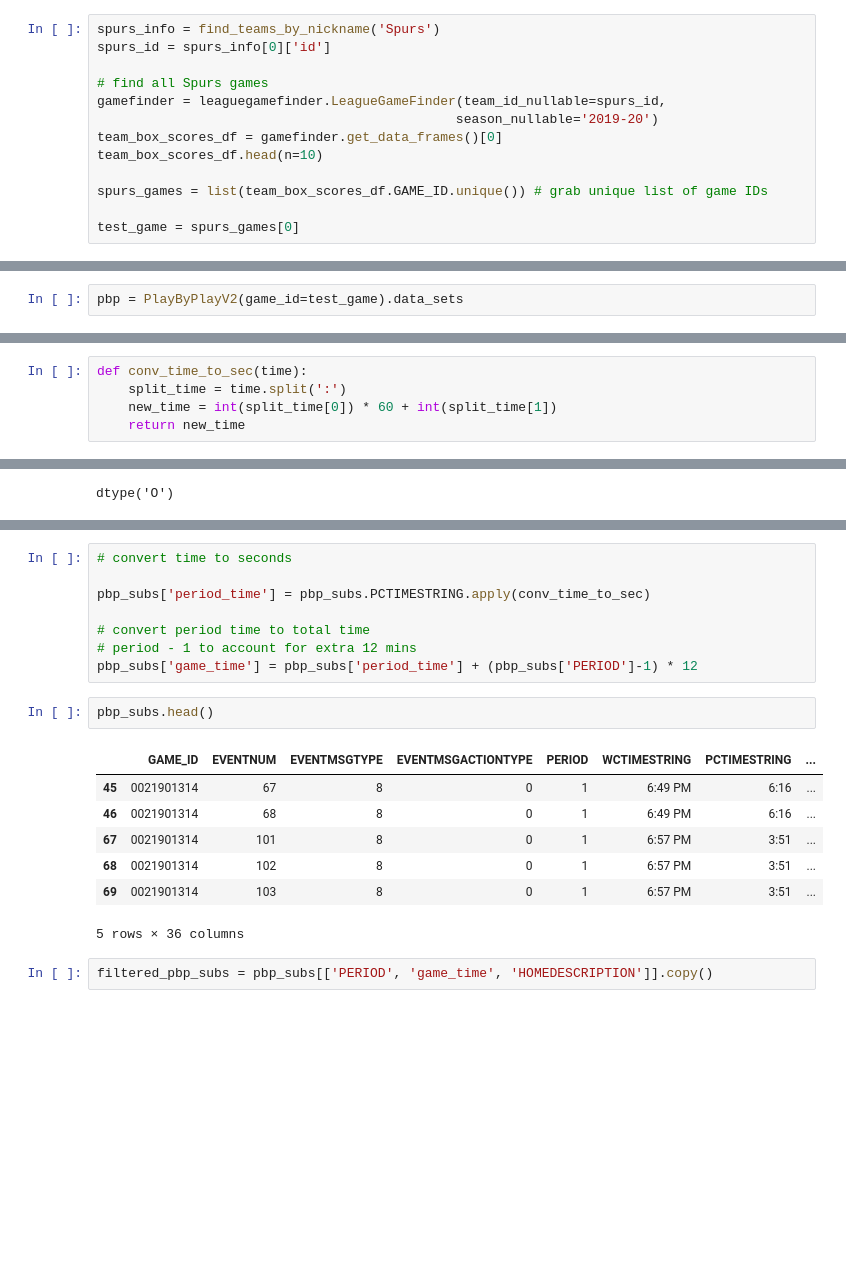
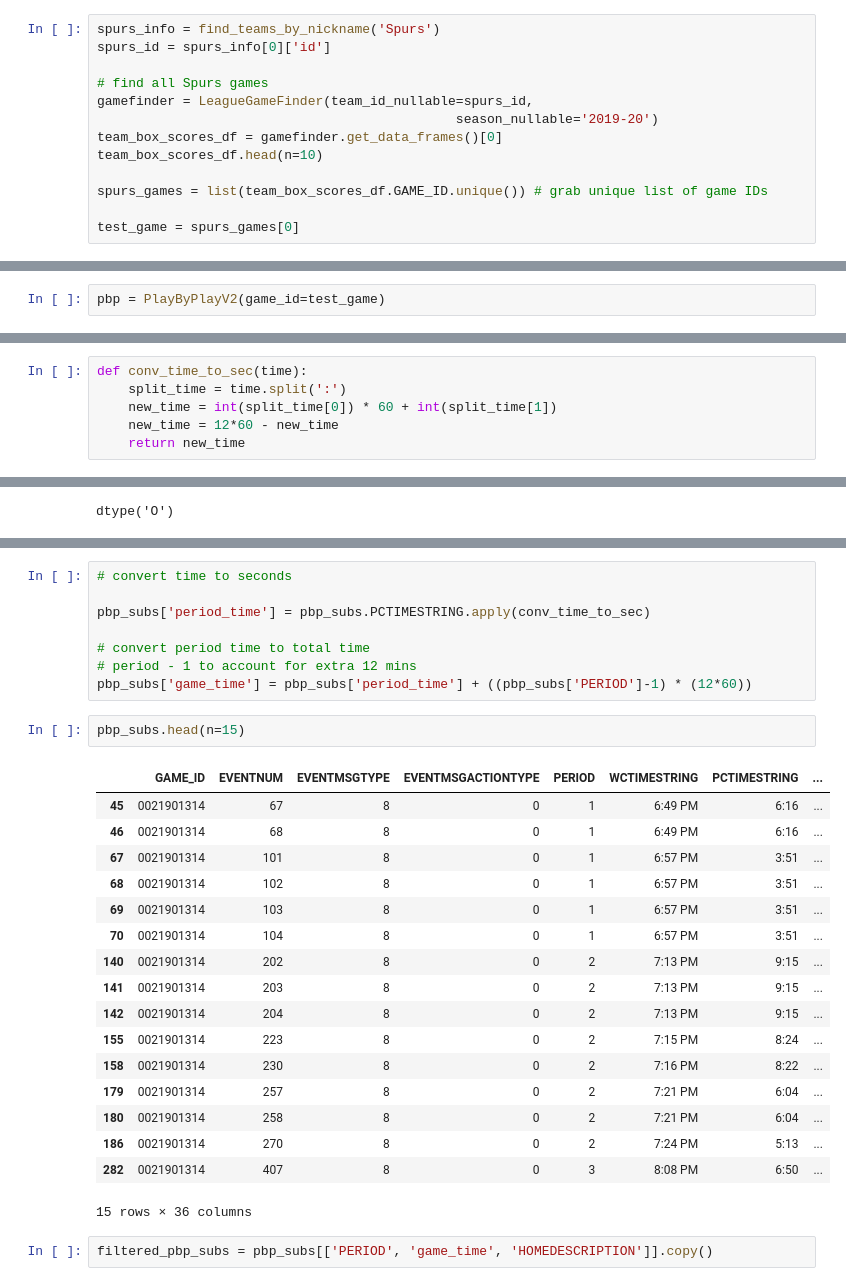
Before and after one commit to SpecCRA/vlads_data_project, a Jupyter notebook: rotations_prototype.ipynb, the cells around one changed output, grey strips where cells are left out. Saved outputs shown, nothing was run; the diff lists cells and outputs as text; blank space fills up the shorter version.

```diff
--- a/rotations_prototype.ipynb
+++ b/rotations_prototype.ipynb
@@ -16,7 +17,7 @@ spurs_info = find_teams_by_nickname('Spurs')
 spurs_id = spurs_info[0]['id']
 
 # find all Spurs games
-gamefinder = leaguegamefinder.LeagueGameFinder(team_id_nullable=spurs_id,
+gamefinder = LeagueGameFinder(team_id_nullable=spurs_id,
                                               season_nullable='2019-20')
 team_box_scores_df = gamefinder.get_data_frames()[0]
 team_box_scores_df.head(n=10)
@@ -27,5 +36,5 @@ test_game = spurs_games[0]
 # %%
-pbp = PlayByPlayV2(game_id=test_game).data_sets
+pbp = PlayByPlayV2(game_id=test_game)
 # %%
 pbp_df = pbp[0].get_data_frame()
 pbp_df.head(n=10)
@@ -48,6 +57,7 @@ pbp_df.head(n=10)
 def conv_time_to_sec(time):
     split_time = time.split(':')
     new_time = int(split_time[0]) * 60 + int(split_time[1])
+    new_time = 12*60 - new_time
     return new_time
 # %%
 def parse_player_in(pbp_text):
@@ -121,17 +127,27 @@ pbp_subs['period_time'] = pbp_subs.PCTIMESTRING.apply(conv_time_to_sec)
 
 # convert period time to total time
 # period - 1 to account for extra 12 mins
-pbp_subs['game_time'] = pbp_subs['period_time'] + (pbp_subs['PERIOD']-1) * 12
+pbp_subs['game_time'] = pbp_subs['period_time'] + ((pbp_subs['PERIOD']-1) * (12*60))
 # %%
-pbp_subs.head()
+pbp_subs.head(n=15)
 # %% [output]
 |  | GAME_ID | EVENTNUM | EVENTMSGTYPE | EVENTMSGACTIONTYPE | PERIOD | WCTIMESTRING | PCTIMESTRING | ... |
 | 45 | 0021901314 | 67 | 8 | 0 | 1 | 6:49 PM | 6:16 | ... |
 | 46 | 0021901314 | 68 | 8 | 0 | 1 | 6:49 PM | 6:16 | ... |
 | 67 | 0021901314 | 101 | 8 | 0 | 1 | 6:57 PM | 3:51 | ... |
 | 68 | 0021901314 | 102 | 8 | 0 | 1 | 6:57 PM | 3:51 | ... |
 | 69 | 0021901314 | 103 | 8 | 0 | 1 | 6:57 PM | 3:51 | ... |
+| 70 | 0021901314 | 104 | 8 | 0 | 1 | 6:57 PM | 3:51 | ... |
+| 140 | 0021901314 | 202 | 8 | 0 | 2 | 7:13 PM | 9:15 | ... |
+| 141 | 0021901314 | 203 | 8 | 0 | 2 | 7:13 PM | 9:15 | ... |
+| 142 | 0021901314 | 204 | 8 | 0 | 2 | 7:13 PM | 9:15 | ... |
+| 155 | 0021901314 | 223 | 8 | 0 | 2 | 7:15 PM | 8:24 | ... |
+| 158 | 0021901314 | 230 | 8 | 0 | 2 | 7:16 PM | 8:22 | ... |
+| 179 | 0021901314 | 257 | 8 | 0 | 2 | 7:21 PM | 6:04 | ... |
+| 180 | 0021901314 | 258 | 8 | 0 | 2 | 7:21 PM | 6:04 | ... |
+| 186 | 0021901314 | 270 | 8 | 0 | 2 | 7:24 PM | 5:13 | ... |
+| 282 | 0021901314 | 407 | 8 | 0 | 3 | 8:08 PM | 6:50 | ... |
-5 rows × 36 columns
+15 rows × 36 columns
 # %%
 filtered_pbp_subs = pbp_subs[['PERIOD', 'game_time', 'HOMEDESCRIPTION']].copy()
 # %%
```
Also changed, not shown: parts of 9 cells of this notebook, 6 other files.
